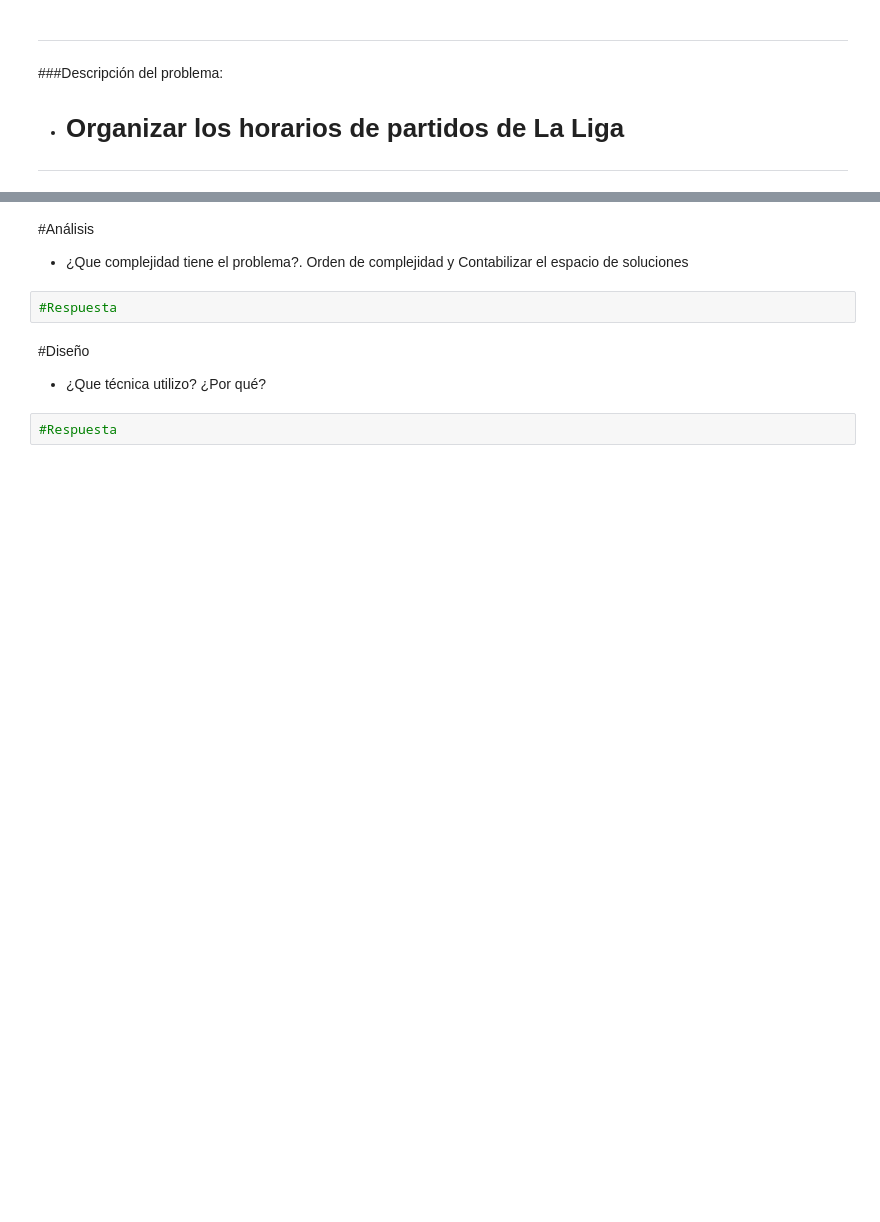
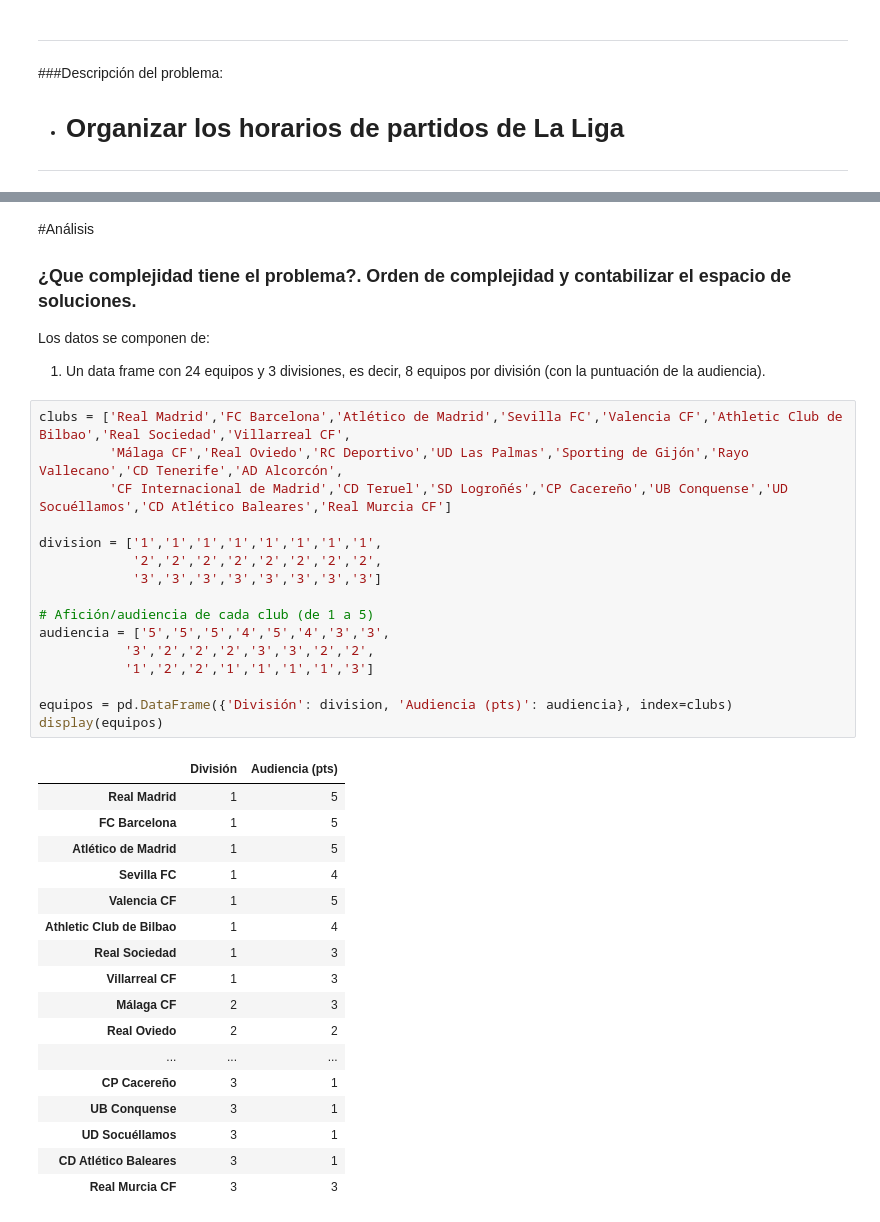
Before and after one commit to JavierSanLorenzoVIU/03MAIR---Algoritmos-de-Optimizacion---2024, a Jupyter notebook: Trabajo_Practico_Javier_SanLorenzo.ipynb, the cells around one changed output, grey strips where cells are left out. Saved outputs shown, nothing was run; the diff lists cells and outputs as text; blank space fills up the shorter version.

```diff
--- a/Trabajo_Practico_Javier_SanLorenzo.ipynb
+++ b/Trabajo_Practico_Javier_SanLorenzo.ipynb
@@ -106,10 +59,41 @@ def funcion_aptitud(horario, audiencias, PondHorario, CoefCoincidencia):
 # %% [markdown]
 #Análisis
-- ¿Que complejidad tiene el problema?. Orden de complejidad y Contabilizar el espacio de soluciones
+### ¿Que complejidad tiene el problema?. Orden de complejidad y contabilizar el espacio de soluciones.
+
+
+Los datos se componen de:
+1. Un data frame con 24 equipos y 3 divisiones, es decir, 8 equipos por división (con la puntuación de la audiencia).
-# %%
-#Respuesta
-# %% [markdown]
-#Diseño
-- ¿Que técnica utilizo? ¿Por qué?
-# %%
-#Respuesta
+# %%
+clubs = ['Real Madrid','FC Barcelona','Atlético de Madrid','Sevilla FC','Valencia CF','Athletic Club de Bilbao','Real Sociedad','Villarreal CF',
+         'Málaga CF','Real Oviedo','RC Deportivo','UD Las Palmas','Sporting de Gijón','Rayo Vallecano','CD Tenerife','AD Alcorcón',
+         'CF Internacional de Madrid','CD Teruel','SD Logroñés','CP Cacereño','UB Conquense','UD Socuéllamos','CD Atlético Baleares','Real Murcia CF']
+
+division = ['1','1','1','1','1','1','1','1',
+            '2','2','2','2','2','2','2','2',
+            '3','3','3','3','3','3','3','3']
+
+# Afición/audiencia de cada club (de 1 a 5)
+audiencia = ['5','5','5','4','5','4','3','3',
+           '3','2','2','2','3','3','2','2',
+           '1','2','2','1','1','1','1','3']
+
+equipos = pd.DataFrame({'División': division, 'Audiencia (pts)': audiencia}, index=clubs)
+display(equipos)
+# %% [output]
+|  | División | Audiencia (pts) |
+| Real Madrid | 1 | 5 |
+| FC Barcelona | 1 | 5 |
+| Atlético de Madrid | 1 | 5 |
+| Sevilla FC | 1 | 4 |
+| Valencia CF | 1 | 5 |
+| Athletic Club de Bilbao | 1 | 4 |
+| Real Sociedad | 1 | 3 |
+| Villarreal CF | 1 | 3 |
+| Málaga CF | 2 | 3 |
+| Real Oviedo | 2 | 2 |
+| ... | ... | ... |
+| CP Cacereño | 3 | 1 |
+| UB Conquense | 3 | 1 |
+| UD Socuéllamos | 3 | 1 |
+| CD Atlético Baleares | 3 | 1 |
+| Real Murcia CF | 3 | 3 |
```
Also changed, not shown: parts of 14 cells of this notebook.
